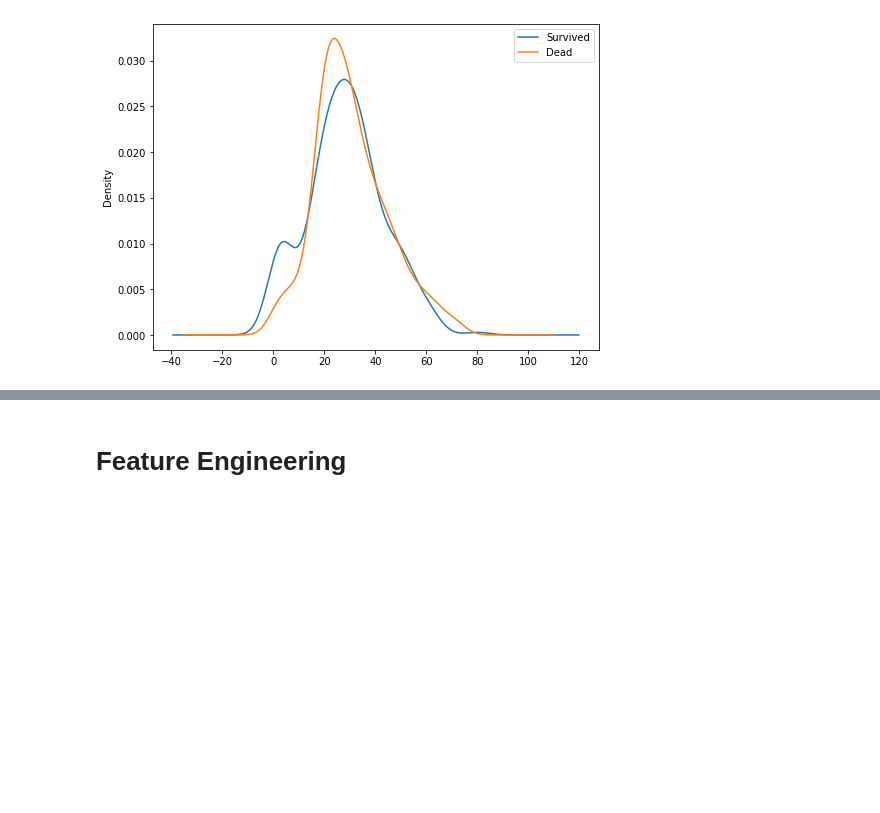
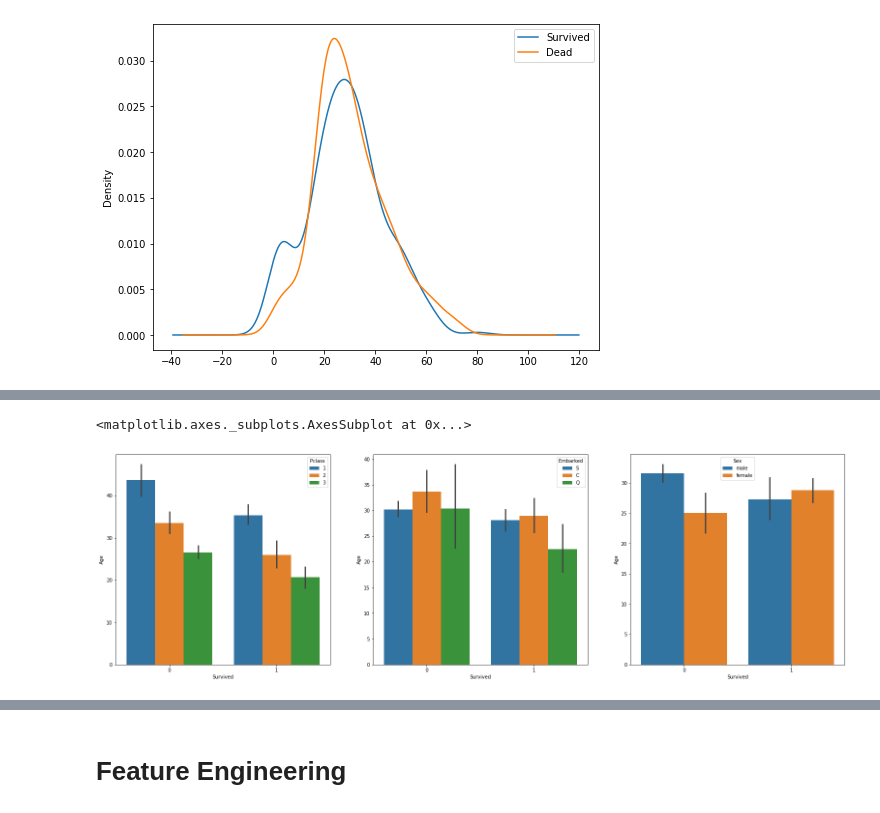
Before and after one commit to choiking10/kaggle-competition, a Jupyter notebook: Titanic.ipynb, the cells around one changed output, grey strips where cells are left out. Saved outputs shown, nothing was run; the diff lists cells and outputs as text; code cells hidden in the pictures; blank space fills up the shorter version.

```diff
--- a/Titanic.ipynb
+++ b/Titanic.ipynb
@@ -208,0 +234,9 @@ plt.legend(['Survived', 'Dead'])
+# %%
+f, ax = plt.subplots(1, 3, figsize=(27, 8))
+sns.barplot("Survived", "Age", hue="Pclass", data=train_data, ax=ax[0])
+# sns.violinplot("Embarked", "Age", hue="Survived", data=train_data, ax=ax[1], split=True)
+sns.barplot("Survived", "Age", hue="Embarked", data=train_data, ax=ax[1])
+sns.barplot("Survived", "Age", hue="Sex", data=train_data, ax=ax[2])
+# %% [output]
+<matplotlib.axes._subplots.AxesSubplot at 0x...>
+[figure, added]
```
Also changed, not shown: parts of 10 cells of this notebook.
